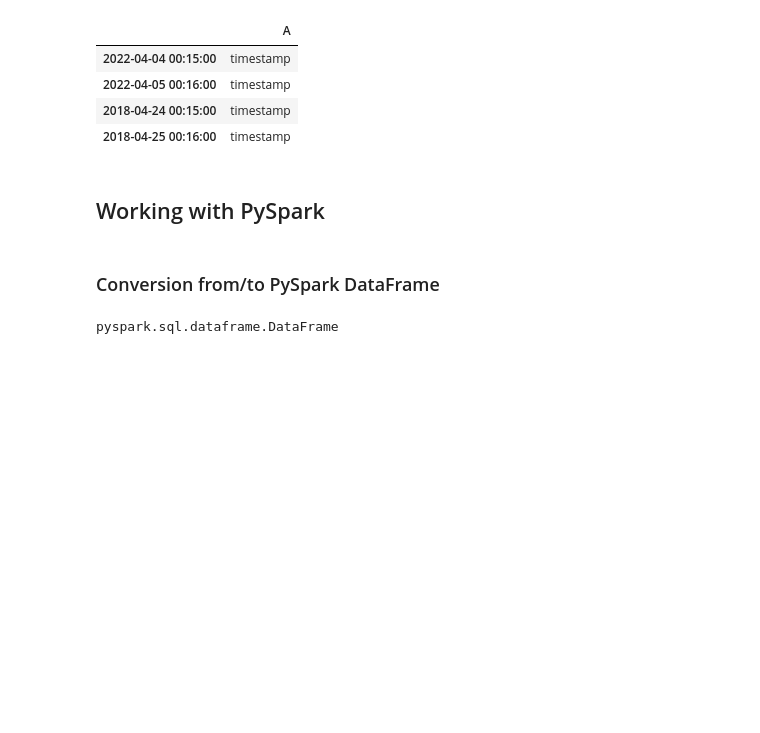
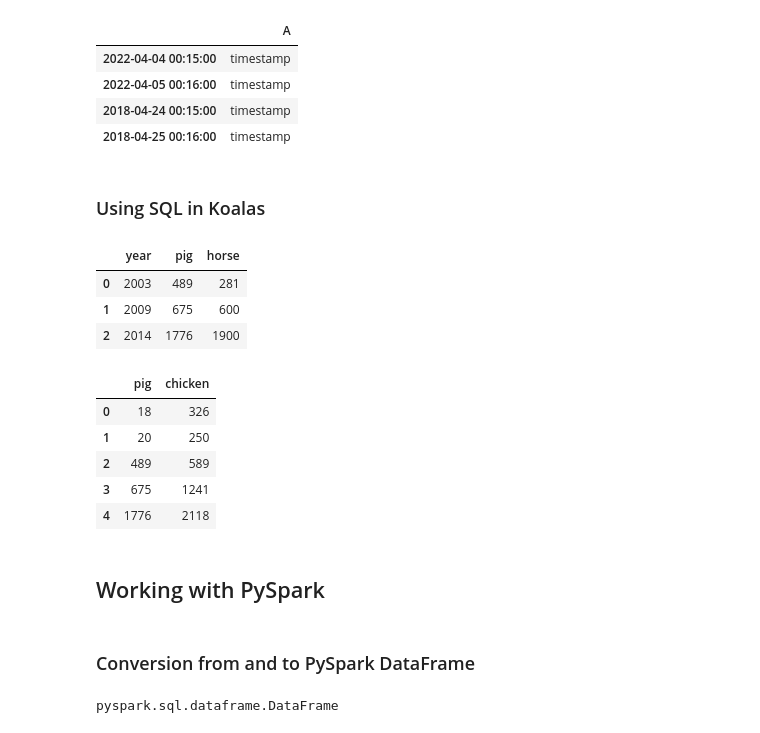
Before and after one commit to itholic/pandas_to_koalas_notebook, a Jupyter notebook: 10_min_pandas_to_koalas.ipynb, the cells around one changed output. Drawn from its saved outputs; the diff is of its cells as text; code cells hidden in the pictures; blank space fills up the shorter version.

```diff
--- a/10_min_pandas_to_koalas.ipynb
+++ b/10_min_pandas_to_koalas.ipynb
@@ -418,10 +385,40 @@ ts.map_in_pandas(func=lambda pdf: pdf.between_time('0:15', '0:16'))
 | 2022-04-05 00:16:00 | timestamp |
 | 2018-04-24 00:15:00 | timestamp |
 | 2018-04-25 00:16:00 | timestamp |
+# %% [markdown]
+### Using SQL in Koalas
+# %%
+kdf = ks.DataFrame({'year': [1990, 1997, 2003, 2009, 2014],
+                    'pig': [20, 18, 489, 675, 1776],
+                    'horse': [4, 25, 281, 600, 1900]})
+# %%
+ks.sql("SELECT * FROM {kdf} WHERE pig > 100")
+# %% [output]
+|  | year | pig | horse |
+| 0 | 2003 | 489 | 281 |
+| 1 | 2009 | 675 | 600 |
+| 2 | 2014 | 1776 | 1900 |
+# %%
+pdf = pd.DataFrame({'year': [1990, 1997, 2003, 2009, 2014],
+                    'sheep': [22, 50, 121, 445, 791],
+                    'chicken': [250, 326, 589, 1241, 2118]})
+# %%
+ks.sql('''
+    SELECT ks.pig, pd.chicken
+    FROM {kdf} ks INNER JOIN {pdf} pd
+    ON ks.year = pd.year
+    ORDER BY ks.pig, pd.chicken''')
+# %% [output]
+|  | pig | chicken |
+| 0 | 18 | 326 |
+| 1 | 20 | 250 |
+| 2 | 489 | 589 |
+| 3 | 675 | 1241 |
+| 4 | 1776 | 2118 |
 # %% [markdown]
 ## Working with PySpark
 # %% [markdown]
-### Conversion from/to PySpark DataFrame
+### Conversion from and to PySpark DataFrame
 # %%
 kdf = ks.DataFrame({'A': [1, 2, 3, 4, 5], 'B': [10, 20, 30, 40, 50]})
 sdf = kdf.to_spark()
```
Also changed, not shown: parts of 49 cells of this notebook, 1 other file.
